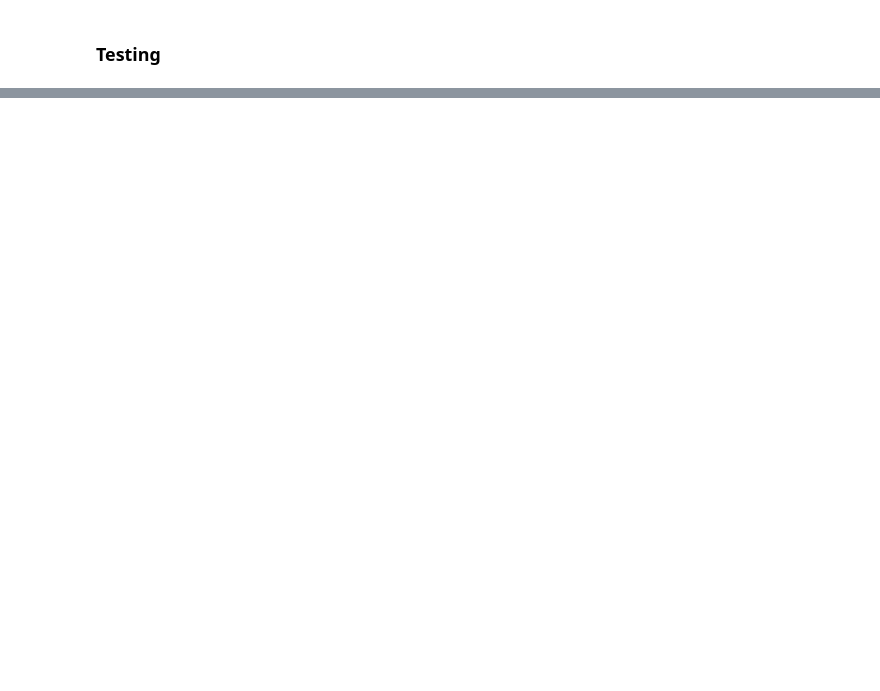
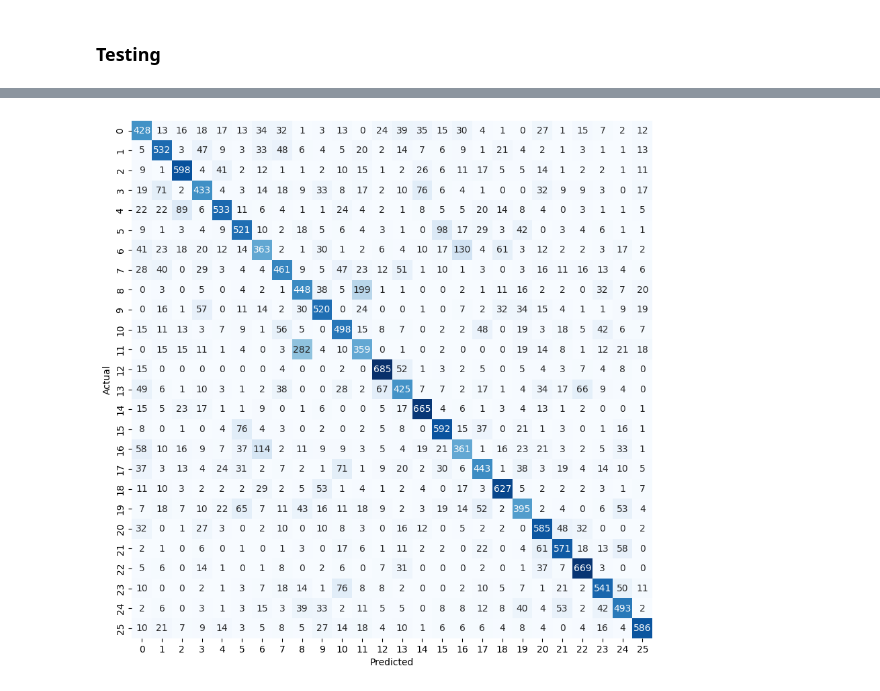
Before and after one commit to hmasum52/CSE472-ML-sessional, a Jupyter notebook: offline3-fnn/fnn.ipynb, the cells around one changed output, grey strips where cells are left out. Drawn from its saved outputs; the diff is of its cells as text; code cells hidden in the pictures; blank space fills up the shorter version.

```diff
--- a/offline3-fnn/fnn.ipynb
+++ b/offline3-fnn/fnn.ipynb
@@ -798,2 +1017,9 @@ epoch: 3/5, loss: 13.315365886265576, accuracy: 0.17148378582202112
 # %% [markdown]
 ### Testing
+# %%
+# test model
+X_test = test_ds.data
+y_test = test_ds.targets
+test_loss, test_accuracy, f1 = model.evaluate(X_test, y_test)
+
+print(f"test loss: {test_loss}, test accuracy: {test_accuracy}, f1: {f1}")
@@ -799,0 +1028,3 @@ epoch: 3/5, loss: 13.315365886265576, accuracy: 0.17148378582202112
+# %%
+# load best model
+model.load_best_model("best_model.pkl")
@@ -799,0 +1038,5 @@ epoch: 3/5, loss: 13.315365886265576, accuracy: 0.17148378582202112
+# %%
+# plot confusion matrix
+model.plot_confusion_matrix(X_test, y_test)
+# %% [output]
+[figure, added]
```
Also changed, not shown: parts of 36 cells of this notebook.
